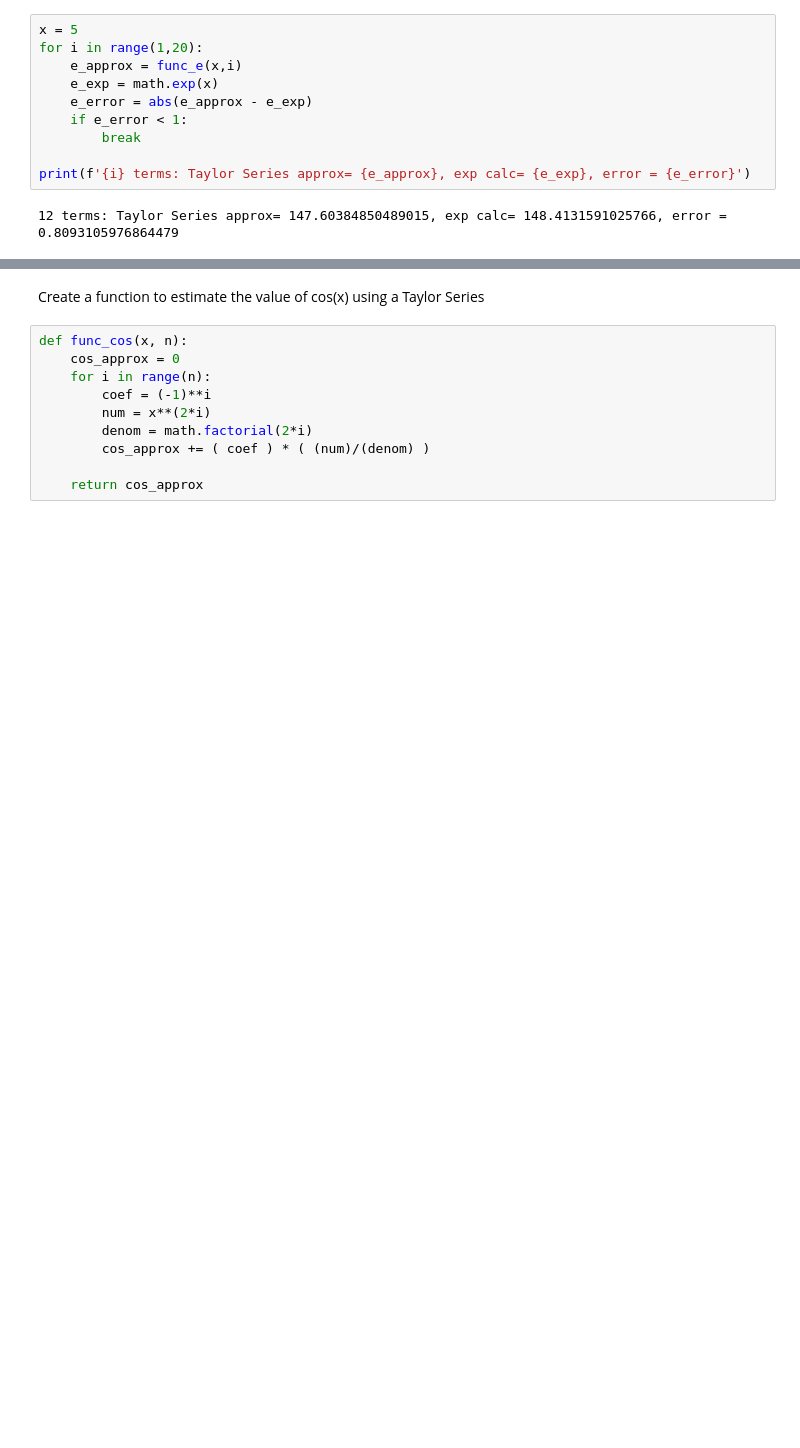
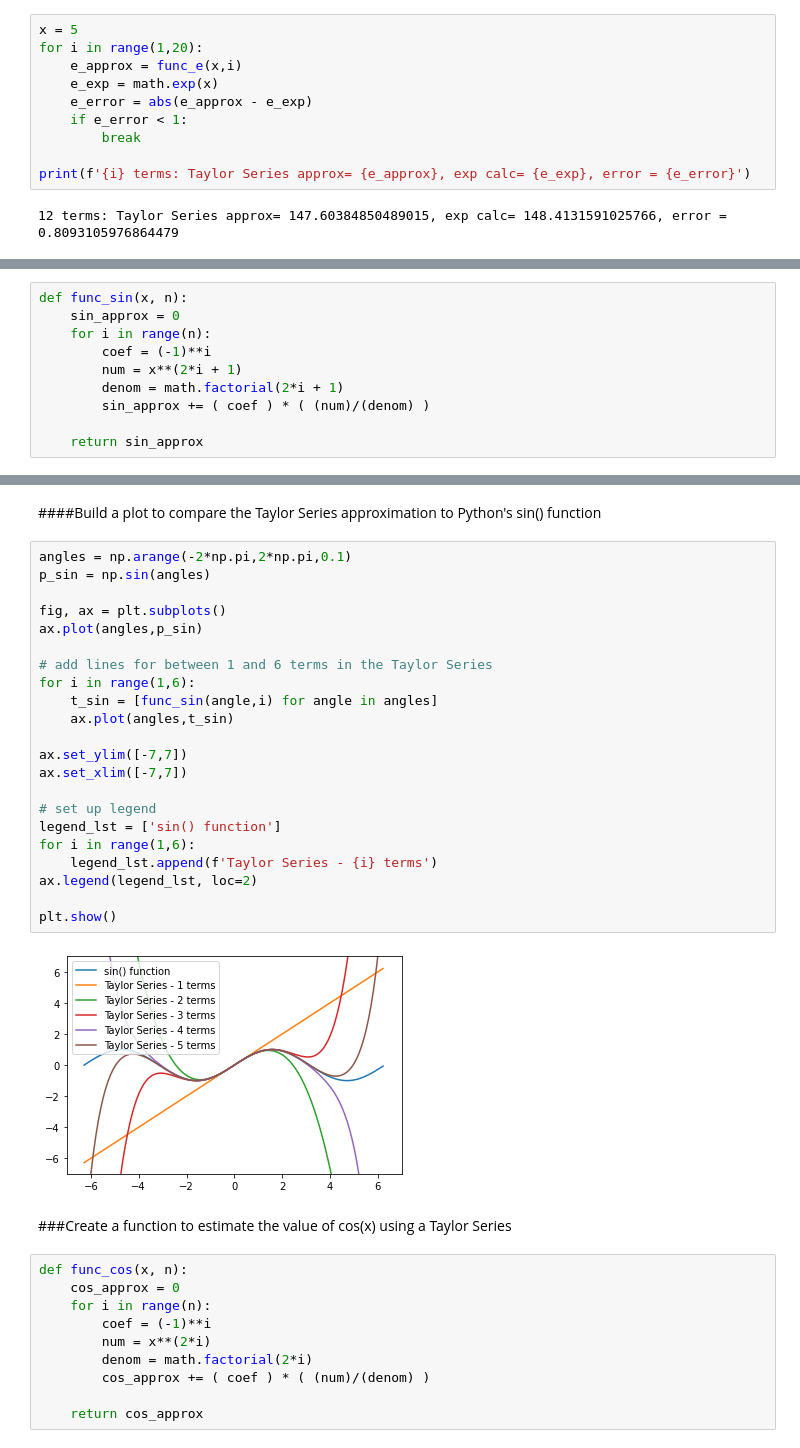
Before and after one commit to RhinoSC/MetNumUN2020II, a Jupyter notebook: TaylorSeries/Lab7NM_part1.ipynb, the cells around one changed output, grey strips where cells are left out. Drawn from its saved outputs; the diff is of its cells as text; blank space fills up the shorter version.

```diff
--- a/TaylorSeries/Lab7NM_part1.ipynb
+++ b/TaylorSeries/Lab7NM_part1.ipynb
@@ -72,0 +101,10 @@ print(f'{i} terms: Taylor Series approx= {e_approx}, exp calc= {e_exp}, error =
+# %%
+def func_sin(x, n):
+    sin_approx = 0
+    for i in range(n):
+        coef = (-1)**i
+        num = x**(2*i + 1)
+        denom = math.factorial(2*i + 1)
+        sin_approx += ( coef ) * ( (num)/(denom) )
+
+    return sin_approx
@@ -73,5 +120,31 @@ print(f'{i} terms: Taylor Series approx= {e_approx}, exp calc= {e_exp}, error =
+# %% [markdown]
+####Build a plot to compare the Taylor Series approximation to Python's sin() function
+# %%
+angles = np.arange(-2*np.pi,2*np.pi,0.1)
+p_sin = np.sin(angles)
+
+fig, ax = plt.subplots()
+ax.plot(angles,p_sin)
+
+# add lines for between 1 and 6 terms in the Taylor Series
+for i in range(1,6):
+    t_sin = [func_sin(angle,i) for angle in angles]
+    ax.plot(angles,t_sin)
+
+ax.set_ylim([-7,7])
+ax.set_xlim([-7,7])
+
+# set up legend
+legend_lst = ['sin() function']
+for i in range(1,6):
+    legend_lst.append(f'Taylor Series - {i} terms')
+ax.legend(legend_lst, loc=2)
+
+plt.show()
+# %% [output]
+[figure, added]
 # %% [markdown]
-Create a function to estimate the value of cos(x) using a Taylor Series
+###Create a function to estimate the value of cos(x) using a Taylor Series
 # %%
 def func_cos(x, n):
     cos_approx = 0
```
Also changed, not shown: parts of 20 cells of this notebook, 1 other file.
